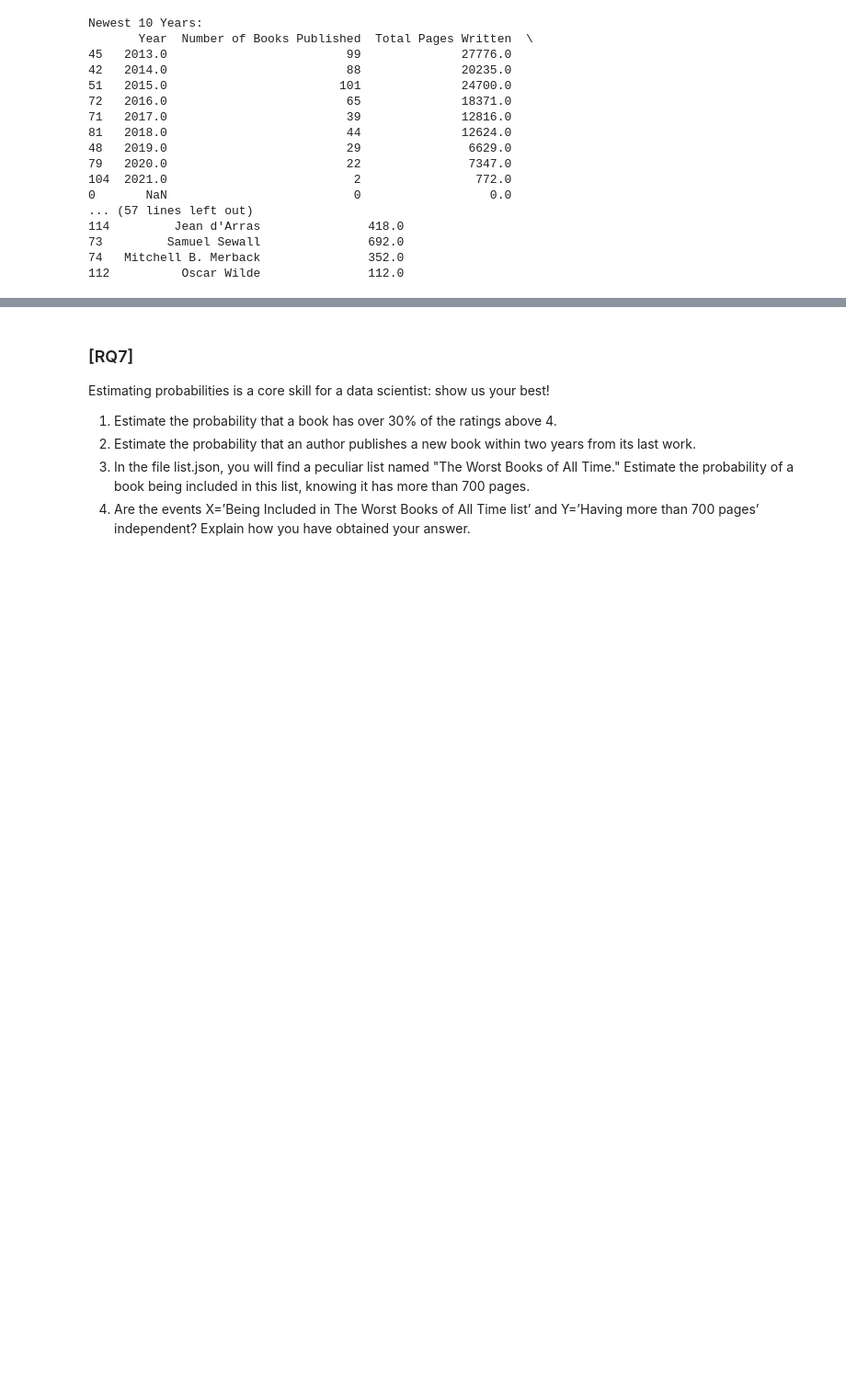
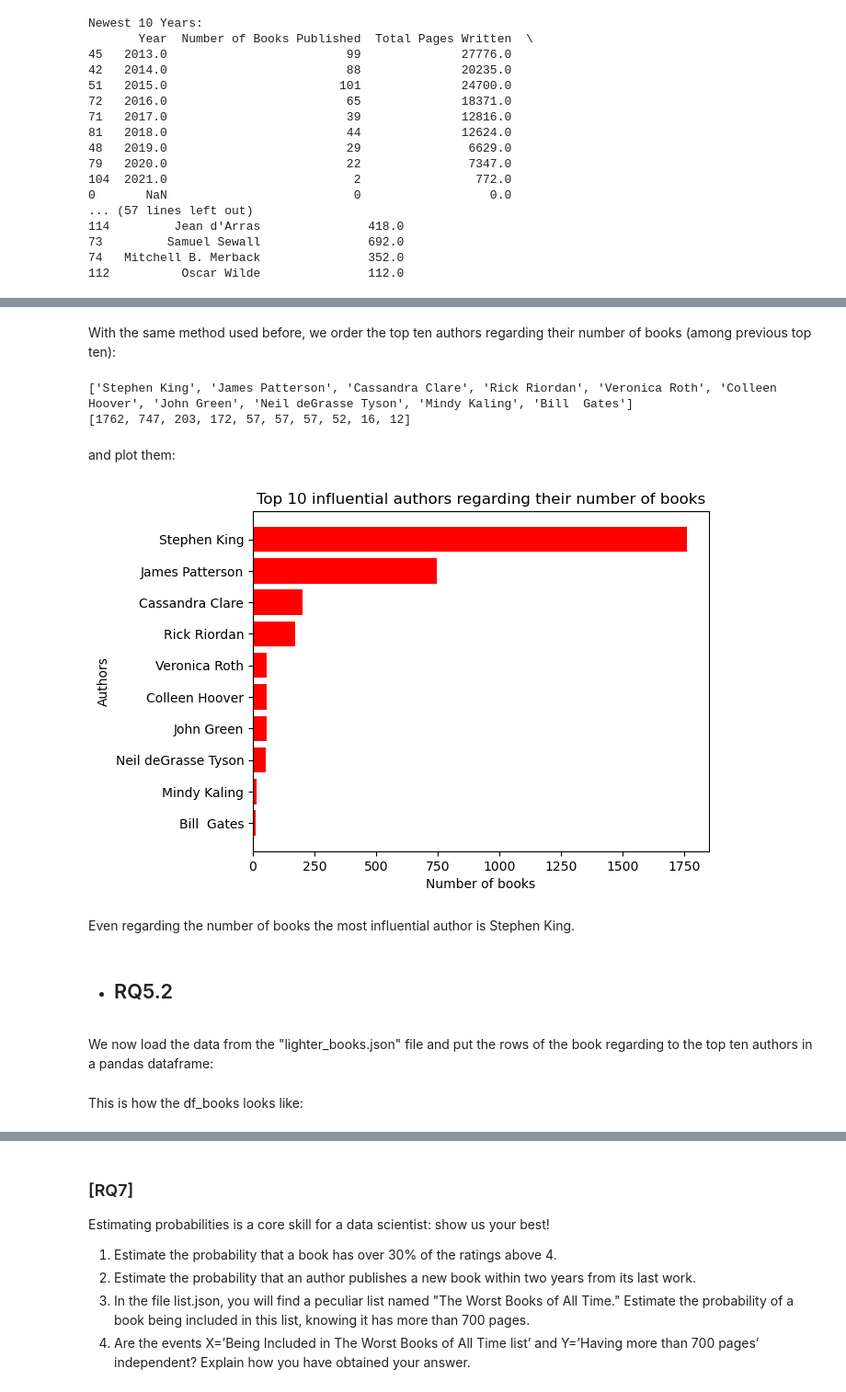
Before and after one commit to desterote753/ADM-HW2-Group3, a Jupyter notebook: main.ipynb, the cells around one changed output, grey strips where cells are left out. Shown at 92% size. Cells and saved outputs as stored; diff of their text form; code cells hidden in the pictures; blank space fills up the shorter version.

```diff
--- a/main.ipynb
+++ b/main.ipynb
@@ -453,0 +573,44 @@ Newest 10 Years:
+# %% [markdown]
+With the same method used before, we order the top ten authors regarding their number of books (among previous top ten):
+# %%
+works_count = []
+works_auth = []
+
+df_authors = df_auth
+
+for i in range(num_aut):
+
+    max_works = df_authors['works_count'].max()
+    max_index = pd.to_numeric(df_authors['works_count']).idxmax()
+    auth_name = df_authors.loc[max_index,'name']
+
+    works_count.append(max_works)
+    works_auth.append(auth_name)
+
+    df_authors = df_authors.drop(max_index)
+
+
+print(works_auth)
+print(works_count)
+# %% [output]
+['Stephen King', 'James Patterson', 'Cassandra Clare', 'Rick Riordan', 'Veronica Roth', 'Colleen Hoover', 'John Green', 'Neil deGrasse Tyson', 'Mindy Kaling', 'Bill  Gates']
+[1762, 747, 203, 172, 57, 57, 57, 52, 16, 12]
+# %% [markdown]
+and plot them:
+# %%
+works_auth = list(reversed(works_auth))
+works_count = list(reversed(works_count))
+
+plt.barh(works_auth,works_count,color='red')
+plt.title('Top 10 influential authors regarding their number of books')
+plt.xlabel('Number of books')
+plt.ylabel('Authors')
+plt.show()
+# %% [output]
+[figure, added]
+# %% [markdown]
+Even regarding the number of books the most influential author is Stephen King.
+# %% [markdown]
+* ## RQ5.2
+# %% [markdown]
+We now load the data from the "lighter_books.json" file and put the rows of the book regarding to the top ten authors in a pandas dataframe:
@@ -453,0 +643,2 @@ Newest 10 Years:
+# %% [markdown]
+This is how the df_books looks like:
```
Also changed, not shown: parts of 91 cells of this notebook.
